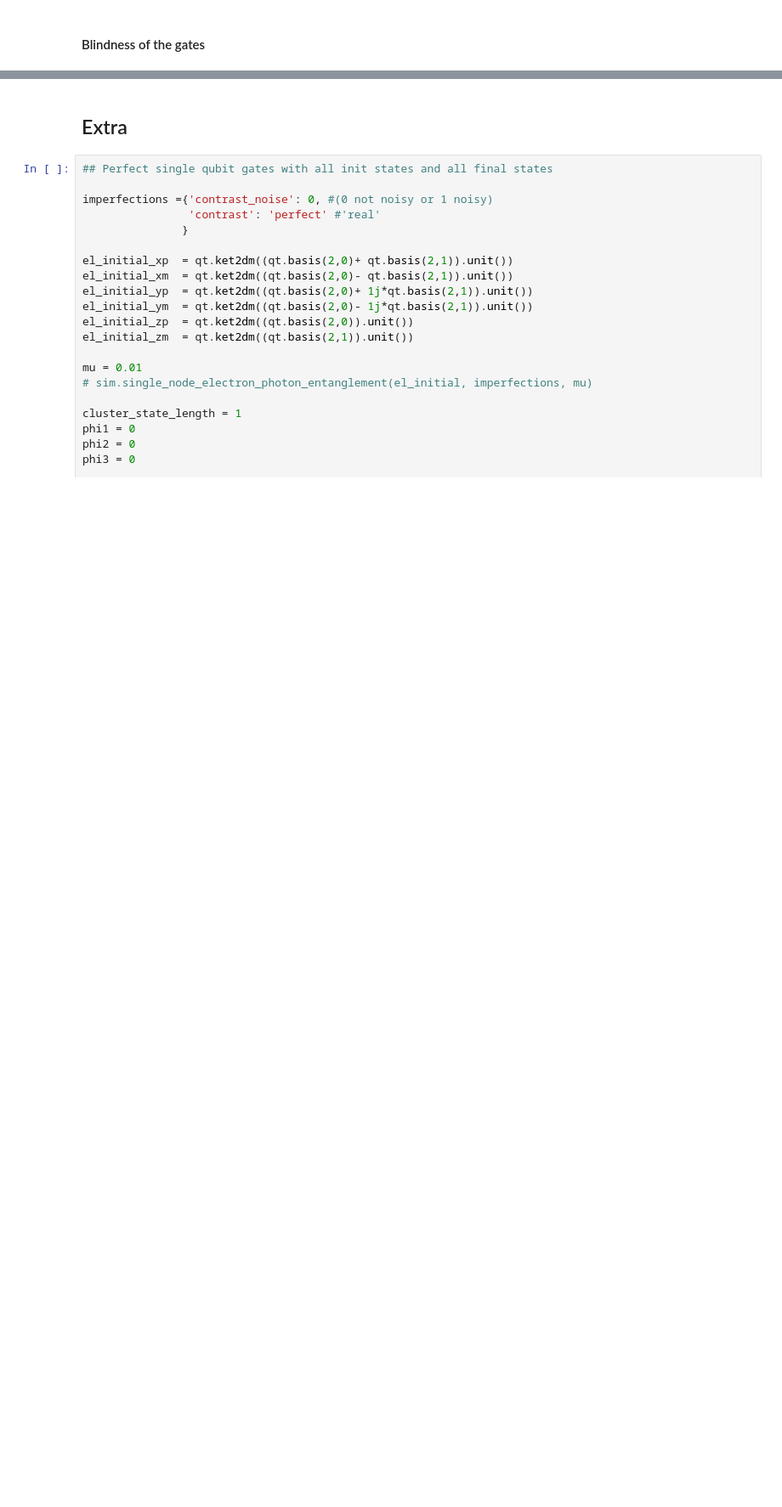
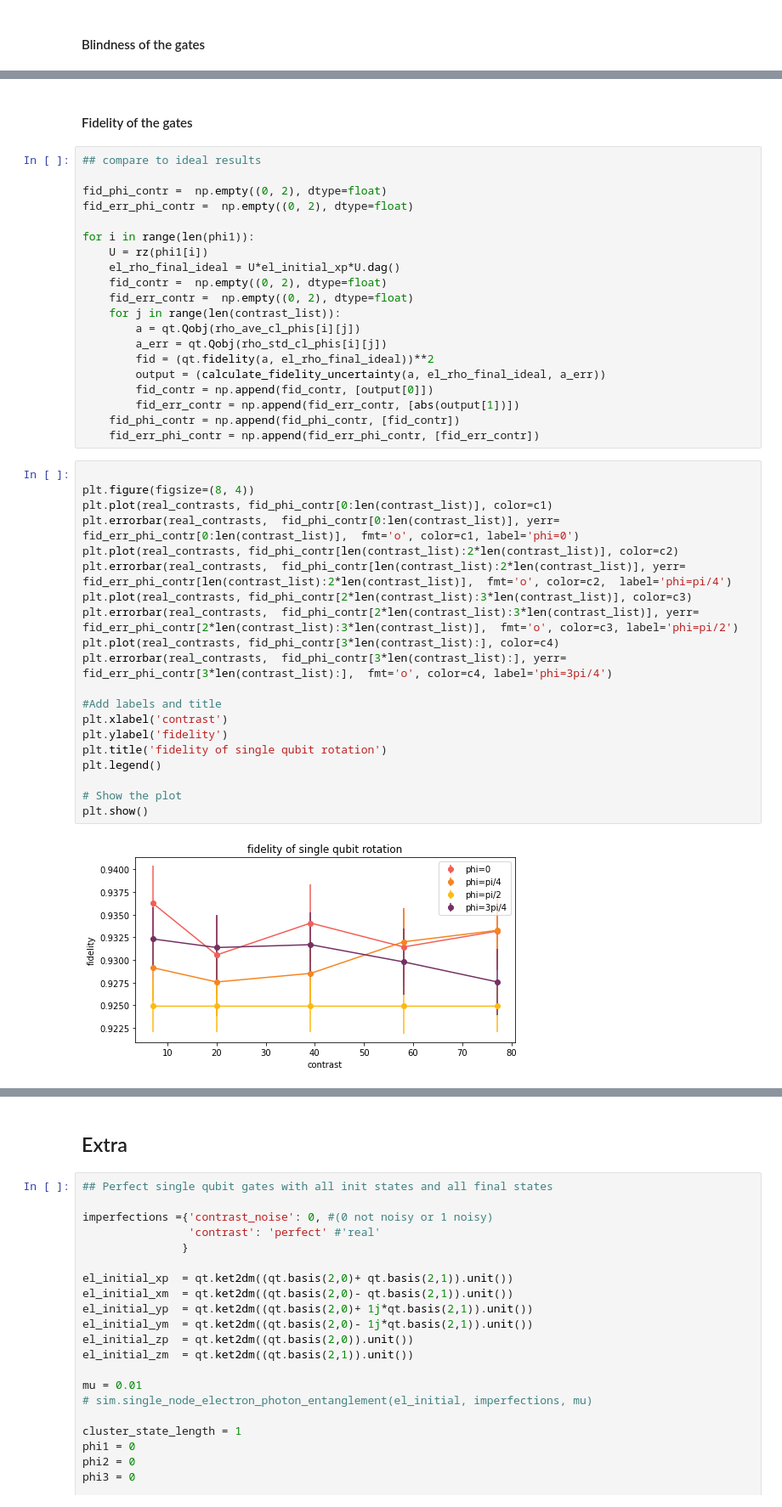
Before and after one commit to lukingroup/simnet, a Jupyter notebook: Notebooks/Blind_SingleNode.ipynb, the cells around one changed output, grey strips where cells are left out. Shown: that part at 85% size. Cells and saved outputs as stored; diff of their text form; blank space fills up the shorter version.

```diff
--- a/Notebooks/Blind_SingleNode.ipynb
+++ b/Notebooks/Blind_SingleNode.ipynb
@@ -773,0 +877,44 @@ Uncertainty in Holevo Quantity: 0.0020871553921892484
+# %% [markdown]
+#### Fidelity of the gates
+# %%
+## compare to ideal results
+
+fid_phi_contr =  np.empty((0, 2), dtype=float)
+fid_err_phi_contr =  np.empty((0, 2), dtype=float)
+
+for i in range(len(phi1)):
+    U = rz(phi1[i])
+    el_rho_final_ideal = U*el_initial_xp*U.dag()
+    fid_contr =  np.empty((0, 2), dtype=float)
+    fid_err_contr =  np.empty((0, 2), dtype=float)
+    for j in range(len(contrast_list)):
+        a = qt.Qobj(rho_ave_cl_phis[i][j])
+        a_err = qt.Qobj(rho_std_cl_phis[i][j])
+        fid = (qt.fidelity(a, el_rho_final_ideal))**2
+        output = (calculate_fidelity_uncertainty(a, el_rho_final_ideal, a_err))
+        fid_contr = np.append(fid_contr, [output[0]])
+        fid_err_contr = np.append(fid_err_contr, [abs(output[1])])
+    fid_phi_contr = np.append(fid_phi_contr, [fid_contr])
+    fid_err_phi_contr = np.append(fid_err_phi_contr, [fid_err_contr])
+# %%
+
+plt.figure(figsize=(8, 4))
+plt.plot(real_contrasts, fid_phi_contr[0:len(contrast_list)], color=c1)
+plt.errorbar(real_contrasts,  fid_phi_contr[0:len(contrast_list)], yerr= fid_err_phi_contr[0:len(contrast_list)],  fmt='o', color=c1, label='phi=0')
+plt.plot(real_contrasts, fid_phi_contr[len(contrast_list):2*len(contrast_list)], color=c2)
+plt.errorbar(real_contrasts,  fid_phi_contr[len(contrast_list):2*len(contrast_list)], yerr= fid_err_phi_contr[len(contrast_list):2*len(contrast_list)],  fmt='o', color=c2,  label='phi=pi/4')
+plt.plot(real_contrasts, fid_phi_contr[2*len(contrast_list):3*len(contrast_list)], color=c3)
+plt.errorbar(real_contrasts,  fid_phi_contr[2*len(contrast_list):3*len(contrast_list)], yerr= fid_err_phi_contr[2*len(contrast_list):3*len(contrast_list)],  fmt='o', color=c3, label='phi=pi/2')
+plt.plot(real_contrasts, fid_phi_contr[3*len(contrast_list):], color=c4)
+plt.errorbar(real_contrasts,  fid_phi_contr[3*len(contrast_list):], yerr= fid_err_phi_contr[3*len(contrast_list):],  fmt='o', color=c4, label='phi=3pi/4')
+
+#Add labels and title
+plt.xlabel('contrast')
+plt.ylabel('fidelity')
+plt.title('fidelity of single qubit rotation')
+plt.legend()
+
+# Show the plot
+plt.show()
+# %% [output]
+[figure, added]
```
Also changed, not shown: parts of 51 cells of this notebook, 32 other files.
